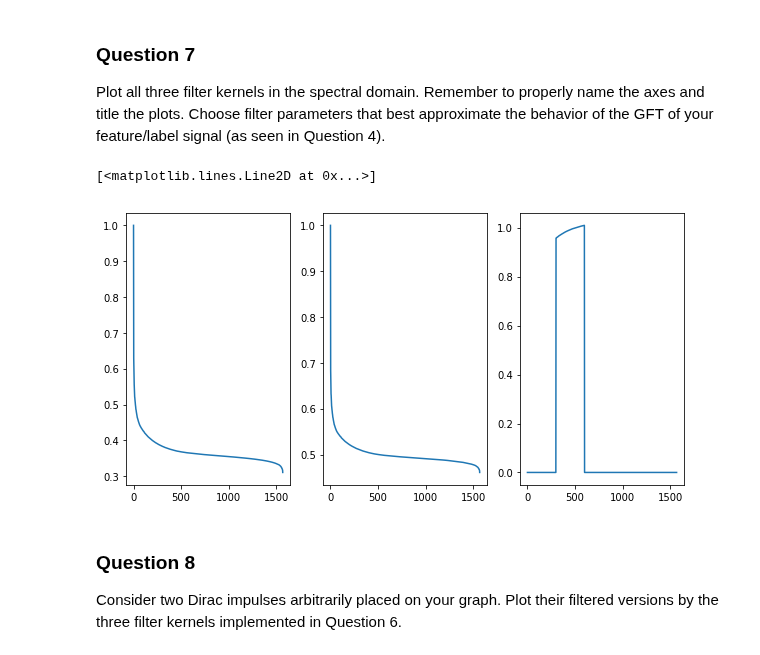
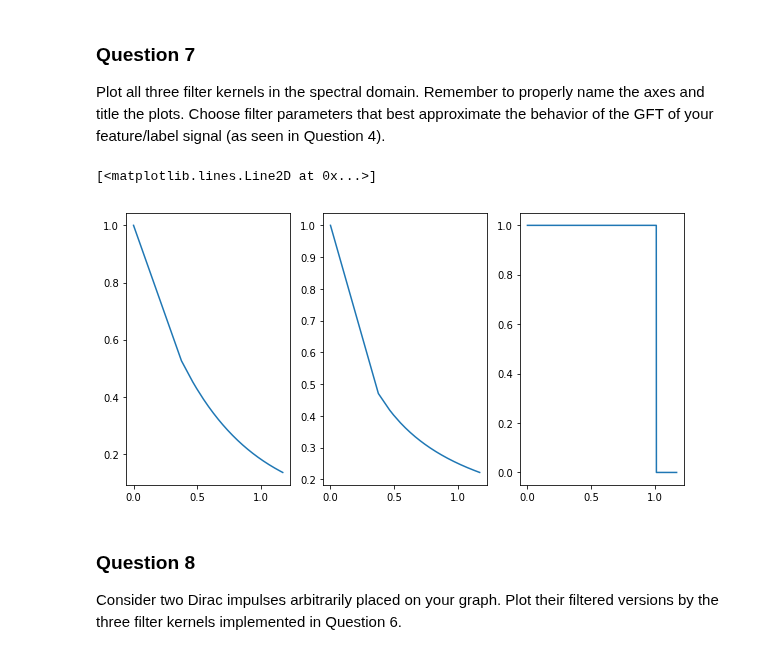
Before and after one commit to vndk36/Project_ntds2018, a Jupyter notebook: Milestone_4/4_Paul.ipynb, the cells around one changed output. Cells and saved outputs as stored; diff of their text form; code cells hidden in the pictures.

```diff
--- a/Milestone_4/4_Paul.ipynb
+++ b/Milestone_4/4_Paul.ipynb
@@ -350,16 +350,16 @@ Implement the following three filter kernels and the graph filtering operation.
       One can then defer the keyword-value assignment to the `kernel` call: `foo = kernel(bar, **kwargs)`.
 # %%
 def heat_kernel(e, t):
-    return np.exp(-t*e)
+    return np.exp(-t*np.divide(e,max(e)))
 
 def inverse_kernel(e, t):
     return 1/((np.ones(n_nodes)+t*e))
 
 def rectangle_kernel(e, l_min, l_max):
-    return e * np.concatenate((np.zeros(l_min),np.ones(l_max-l_min),np.zeros(n_nodes-l_max)))
+    return np.concatenate((np.zeros(l_min),np.ones(l_max-l_min),np.zeros(n_nodes-l_max)))#*e
 
 def graph_filter(x, kernel, **kwargs):
-    return iGFT(kernel(GFT(x), **kwargs))
+    return iGFT(kernel(e, **kwargs)*GFT(x))
 # %% [markdown]
 ### Question 7
 
@@ -367,16 +367,16 @@ Plot all three filter kernels in the spectral domain. Remember to properly name
 # %%
 plt.figure(figsize=(10,5))
 plt.subplot(1,3,1)
-plt.plot(heat_kernel(e,t=1))
+plt.plot(e,heat_kernel(e,t=2))
 
 plt.subplot(1,3,2)
-plt.plot(inverse_kernel(e,t=1))
+plt.plot(e,inverse_kernel(e,t=3))
 
 plt.subplot(1,3,3)
-plt.plot(rectangle_kernel(e,l_min=300, l_max=600))
+plt.plot(e,rectangle_kernel(e,l_min=0, l_max=600))
 # %% [output]
 [<matplotlib.lines.Line2D at 0x...>]
-[figure, old version]
+[figure, new version]
 # %% [markdown]
 ### Question 8
 
```
Also changed, not shown: parts of 5 cells of this notebook.
